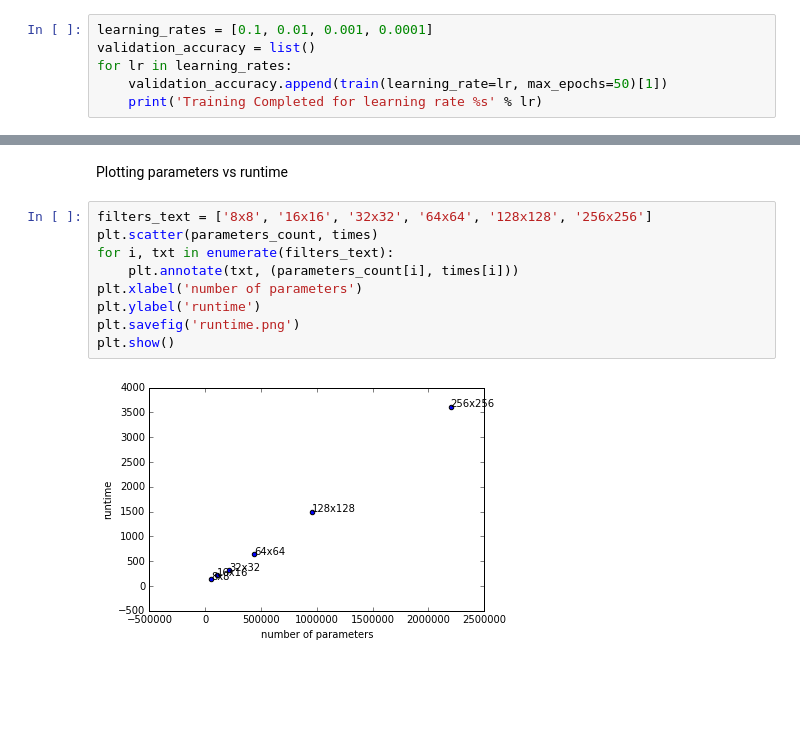
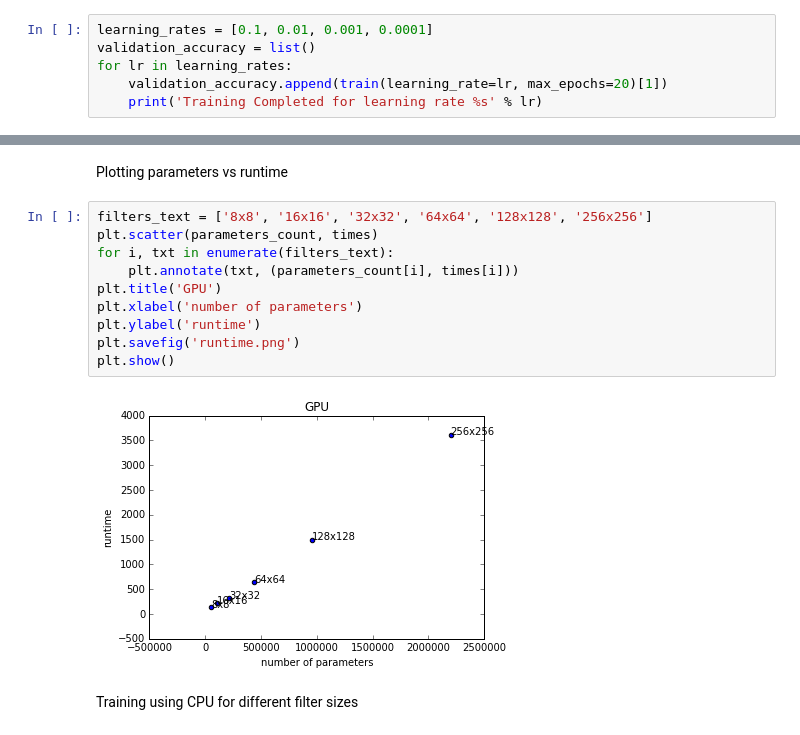
Before and after one commit to sameedhayat/dl_lab_2017, a Jupyter notebook: notebooks/exercise_2.ipynb, the cells around one changed output, grey strips where cells are left out. Drawn from its saved outputs; the diff is of its cells as text; blank space fills up the shorter version.

```diff
--- a/notebooks/exercise_2.ipynb
+++ b/notebooks/exercise_2.ipynb
@@ -161,5 +163,5 @@ Training on different learning rates
 learning_rates = [0.1, 0.01, 0.001, 0.0001]
 validation_accuracy = list()
 for lr in learning_rates:
-    validation_accuracy.append(train(learning_rate=lr, max_epochs=50)[1])
+    validation_accuracy.append(train(learning_rate=lr, max_epochs=20)[1])
     print('Training Completed for learning rate %s' % lr)
@@ -200,11 +209,14 @@ Plotting parameters vs runtime
 # %%
 filters_text = ['8x8', '16x16', '32x32', '64x64', '128x128', '256x256']
 plt.scatter(parameters_count, times)
 for i, txt in enumerate(filters_text):
     plt.annotate(txt, (parameters_count[i], times[i]))
+plt.title('GPU')
 plt.xlabel('number of parameters')
 plt.ylabel('runtime')
 plt.savefig('runtime.png')
 plt.show()
 # %% [output]
-[figure, old version]
+[figure, new version]
+# %% [markdown]
+Training using CPU for different filter sizes
```
Also changed, not shown: parts of 7 cells of this notebook.
